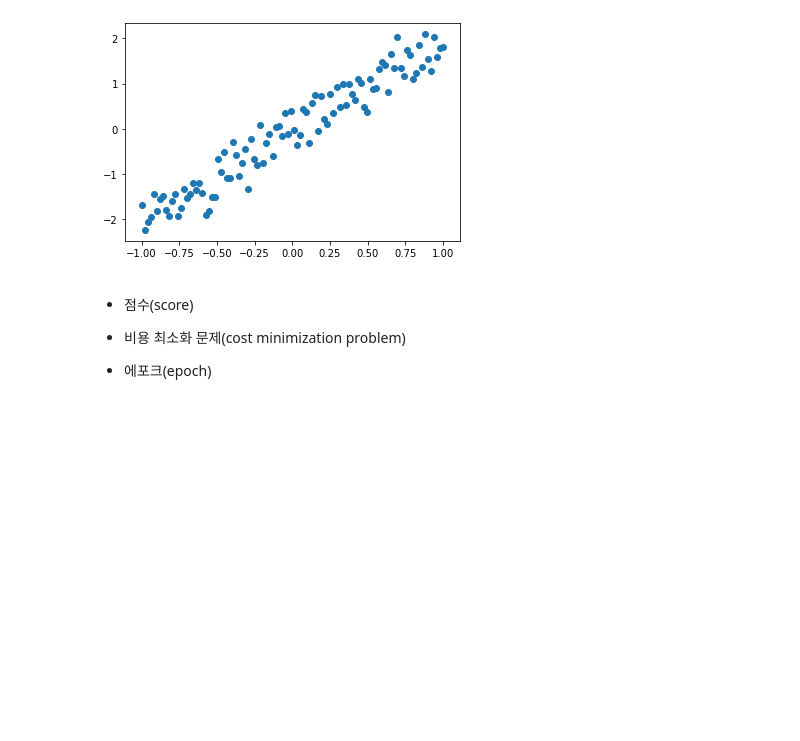
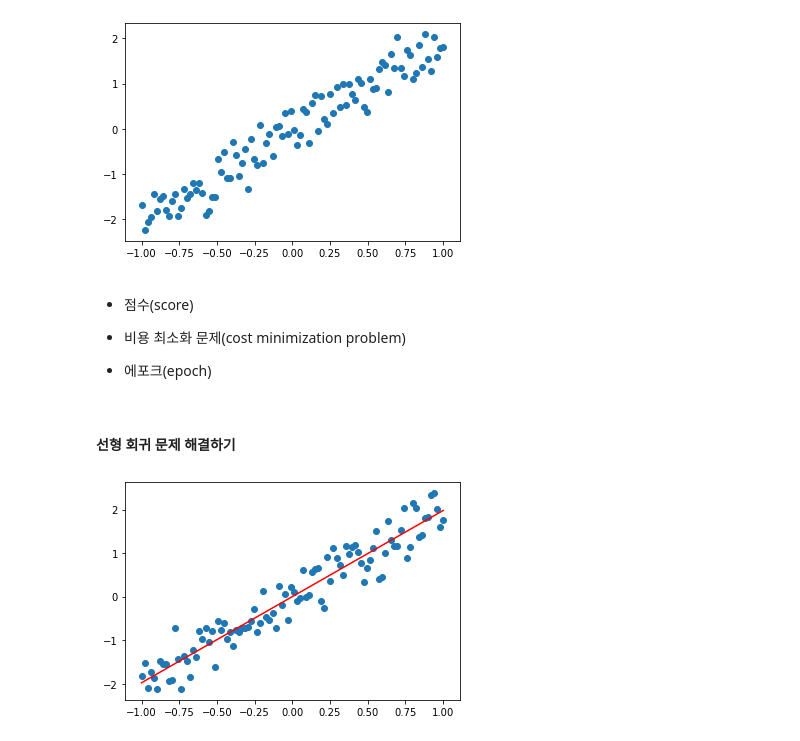
Before and after one commit to Lagom92/Tensorflow-Study, a Jupyter notebook: Linear-regression/linear.ipynb, the cells around one changed output. Cells and saved outputs as stored; diff of their text form; code cells hidden in the pictures; blank space fills up the shorter version.

```diff
--- a/Linear-regression/linear.ipynb
+++ b/Linear-regression/linear.ipynb
@@ -21,3 +23,60 @@ plt.show()
 - 비용 최소화 문제(cost minimization problem)
 
 - 에포크(epoch)
+# %% [markdown]
+#### 선형 회귀 문제 해결하기
+# %%
+import tensorflow as tf
+import numpy as np
+import matplotlib.pyplot as plt
+
+# 하이퍼파라미터(Hyperparameter) 설정
+learning_rate = 0.01
+training_epochs = 100
+
+# fake data 설정
+x_train = np.linspace(-1, 1, 100)
+y_train = 2 * x_train + np.random.randn(*x_train.shape) * 0.33
+
+# 입력 노드와 출력 노드를 플레이스홀더로 설정
+X = tf.placeholder(tf.float32)
+Y = tf.placeholder(tf.float32)
+
+# y = w*X
+def model(X, w):
+    return tf.multiply(X, w)
+
+# 가중치 변수 설정
+w = tf.Variable(0.0, name='weights')
+
+# 비용 함수 설정
+y_model = model(X, w)
+cost = tf.square(Y - y_model)
+
+train_op = tf.train.GradientDescentOptimizer(learning_rate).minimize(cost)
+
+# 세션 설정 및 전체 변수 초기화
+sess = tf.Session()
+init = tf.global_variables_initializer()
+sess.run(init)
+
+# 데이터셋 반복
+for epoch in range(training_epochs):
+    # 데이터셋 내의 각 아이템을 반봅
+    for (x, y) in zip(x_train, y_train):
+        # 비용 함수를 최소화하기 위해 모델 파라미터를 업데이트
+        sess.run(train_op, feed_dict={X : x, Y : y})
+
+# 최종 파라미터 값
+w_val = sess.run(w)
+
+sess.close()
+
+# 원래 데이터 그리기
+plt.scatter(x_train, y_train)
+# 직선 그리기
+y_learned = x_train * w_val
+plt.plot(x_train, y_learned, 'r')
+plt.show()
+# %% [output]
+[figure, added]
```
Also changed, not shown: parts of 1 cell of this notebook.
